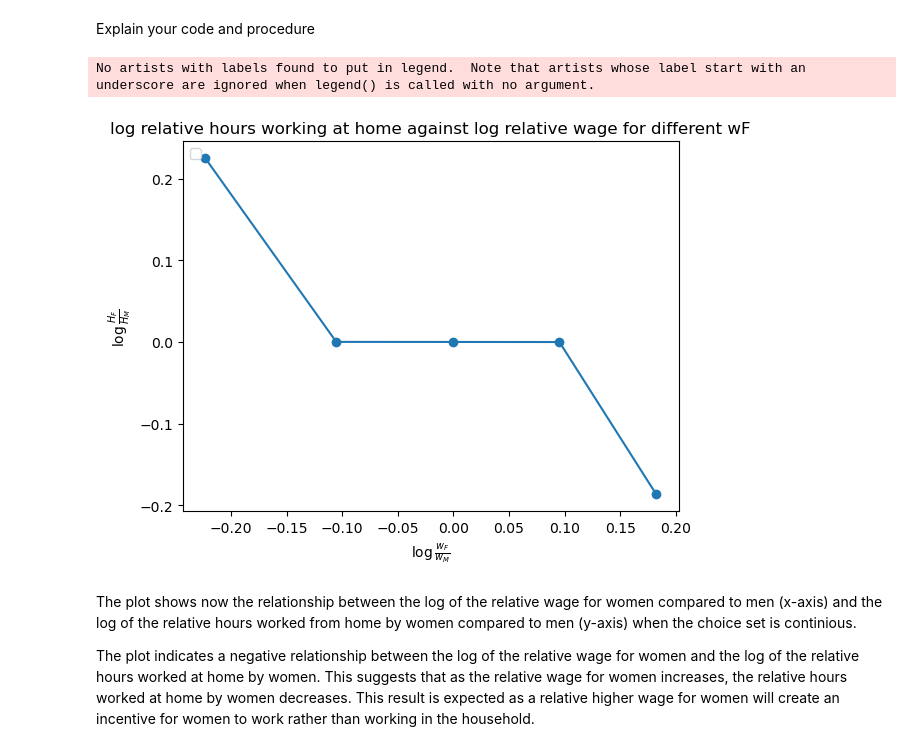
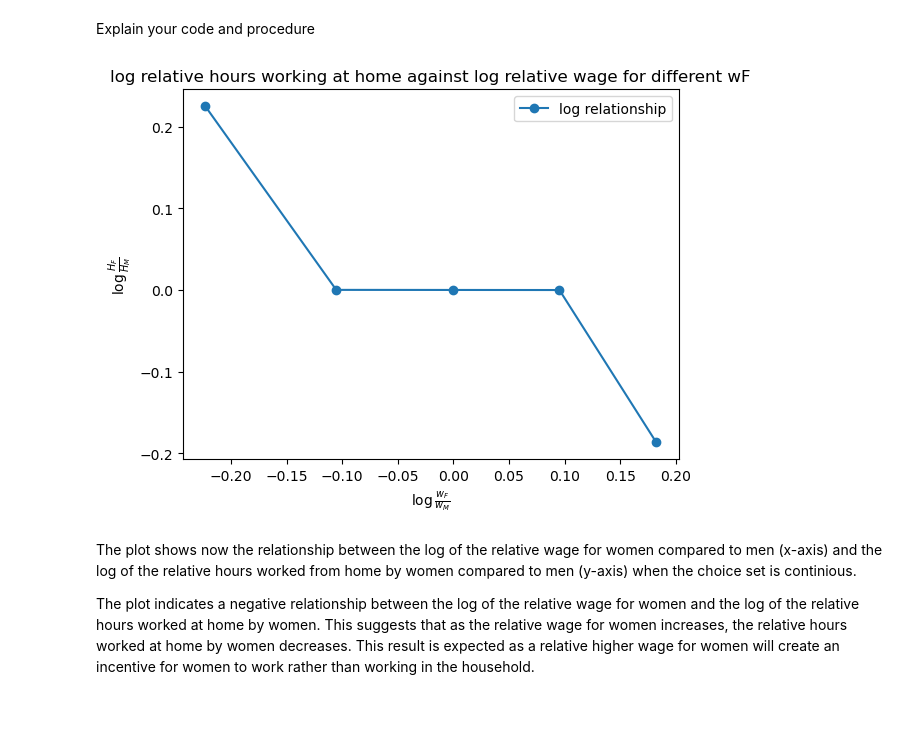
Before and after one commit to NumEconCopenhagen/projects-2023-iim, a Jupyter notebook: inauguralproject/inauguralproject.ipynb, the cells around one changed output. Drawn from its saved outputs; the diff is of its cells as text; code cells hidden in the pictures; blank space fills up the shorter version.

```diff
--- a/inauguralproject/inauguralproject.ipynb
+++ b/inauguralproject/inauguralproject.ipynb
@@ -129,33 +128,32 @@ Explain your code and procedure
 # %%
 # # Sets the value of the parameters
 model.par.alpha = 0.5
 model.par.sigma = 1
 
 # Create an empty list
 lnHFHM_Q3 = []
 
 # Iteriates over 5 parameter values
 for i in range(5):
 
     # Gets parameter values for the i-th iteration
     model.par.wF = model.par.wF_vec[i]
 
     # Add the natural logarithm to ´lnHFHM_Q3´
     lnHFHM_Q3.append(model.solve())
 
 # Plot log H_F/H_M against log w_F/w_M for different w_F walues
 fig = plt.figure()
 ax = fig.add_subplot(1,1,1)
-ax.plot(model.par.lnwFwH_vec, lnHFHM_Q3,  marker = "o")
+ax.plot(model.par.lnwFwH_vec, lnHFHM_Q3,  label='log relationship', marker = "o")
 
 # Create labels in the plot
 ax.set_title('log relative hours working at home against log relative wage for different wF')
 ax.set_xlabel(rf'$\log \frac{{w_F}}{{w_M}}$')
 ax.set_ylabel(rf'$\log \frac{{H_F}}{{H_M}}$')
-ax.legend(loc='upper left'); # Activate legend (uses the labels in ax.plot())
+ax.legend(loc='upper right'); # Activate legend (uses the labels in ax.plot())
 # %% [output]
-No artists with labels found to put in legend.  Note that artists whose label start with an underscore are ignored when legend() is called with no argument.
-[figure, old version]
+[figure, new version]
 # %% [markdown]
 The plot shows now the relationship between the log of the relative wage for women compared to men (x-axis) and the log of the relative hours worked from home by women compared to men (y-axis) when the choice set is continious.
 
```
Also changed, not shown: parts of 1 cell of this notebook.
